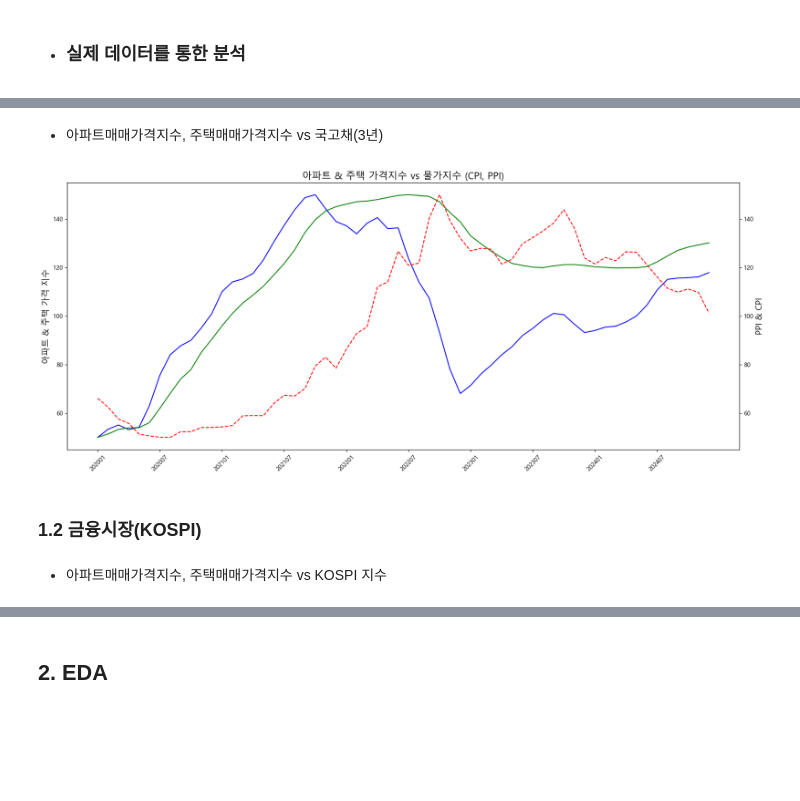
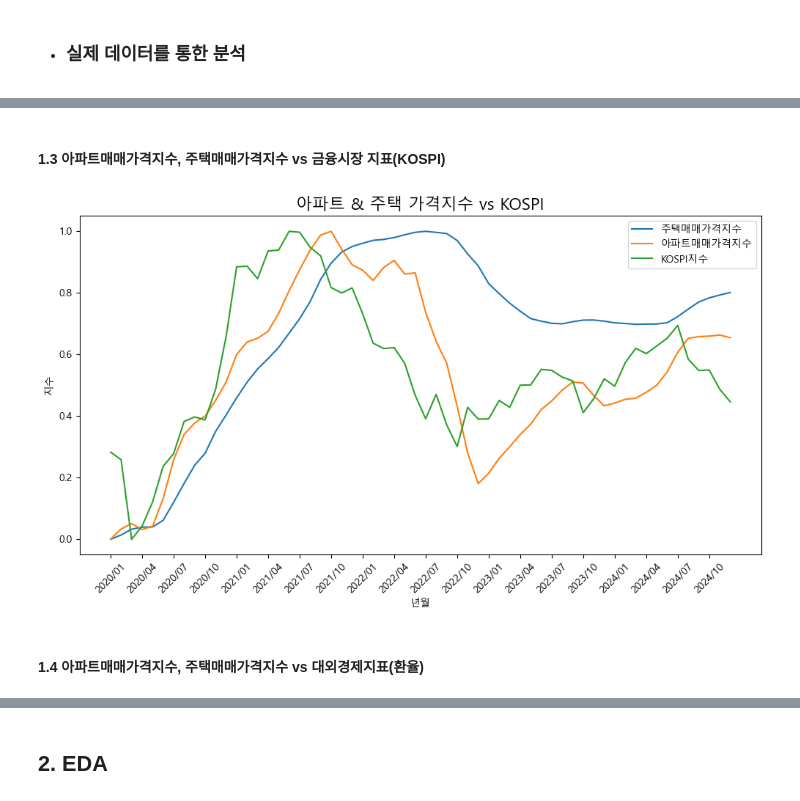
Before and after one commit to GitSkyBlue/Estate, a Jupyter notebook: Estate.ipynb, the cells around one changed output, grey strips where cells are left out. Cells and saved outputs as stored; diff of their text form; code cells hidden in the pictures; blank space fills up the shorter version.

```diff
--- a/Estate.ipynb
+++ b/Estate.ipynb
@@ -133,42 +117,25 @@ plt.show()
+# %% [markdown]
+#### 1.3 아파트매매가격지수, 주택매매가격지수 vs 금융시장 지표(KOSPI)
+# %%
+base_data1_scaled = scaler.fit_transform(base_data1.values.reshape(-1, 1)).flatten()
+base_data2_scaled = scaler.fit_transform(base_data2.values.reshape(-1, 1)).flatten()
+input_data1_scaled = scaler.fit_transform(eco_df['KOSPI지수'].values.reshape(-1, 1)).flatten()
+
+plt.figure(figsize=(12, 6))
+plt.plot(base_data1_scaled, label="주택매매가격지수")
+plt.plot(base_data2_scaled, label="아파트매매가격지수")
+plt.plot(input_data1_scaled, label="KOSPI지수")
+plt.title("아파트 & 주택 가격지수 vs KOSPI", fontsize=16)
+plt.xlabel('년월')
+plt.ylabel('지수')
+
+xticks_indices = np.arange(0, len(base_data1_scaled), 3)  # 3개마다 한 번씩 인덱스 선택
+xticks_labels = base_data1.index[xticks_indices]  # 해당 인덱스에 대응하는 날짜
+plt.xticks(xticks_indices, xticks_labels, rotation=45)
+
+plt.legend()
+plt.show()
+# %% [output]
+[figure, added]
 # %% [markdown]
-- 아파트매매가격지수, 주택매매가격지수 vs 국고채(3년)
+#### 1.4 아파트매매가격지수, 주택매매가격지수 vs 대외경제지표(환율)
-# %%
-# 데이터 불러오기
-data = df.groupby('년월')['아파트 매매 실거래가격지수'].max()
-data2 = df.groupby('년월')['주택매매가격지수(KB)'].max()
-data3 = df.groupby('년월')['국고채(3년)'].max()
-
-# 스케일러 초기화 및 적용
-scaler = MinMaxScaler(feature_range=(50, 150))  # 스케일을 50~150으로 조정
-
-data_scaled = scaler.fit_transform(data.values.reshape(-1, 1)).flatten()
-data2_scaled = scaler.fit_transform(data2.values.reshape(-1, 1)).flatten()
-data3_scaled = scaler.fit_transform(data3.values.reshape(-1, 1)).flatten()
-
-# 그래프 그리기
-fig, ax1 = plt.subplots(figsize=(20, 8))
-
-# 왼쪽 Y축 (아파트, 주택 가격 지수)
-ax1.plot(data_scaled, label="아파트 매매 실거래가격지수", color='b')
-ax1.plot(data2_scaled, label="주택매매가격지수(KB)", color='g')
-ax1.set_ylabel("아파트 & 주택 가격 지수", fontsize=14)
-
-# X축 눈금 설정: 6개마다 한 번씩
-xticks_indices = np.arange(0, len(data), 6)  # 6개마다 한 번씩 인덱스 선택
-xticks_labels = data.index[xticks_indices]  # 해당 인덱스에 대응하는 날짜
-ax1.set_xticks(xticks_indices)
-ax1.set_xticklabels(xticks_labels, rotation=45)
-
-# 오른쪽 Y축 (PPI, CPI)
-ax2 = ax1.twinx()  # 보조 Y축 생성
-ax2.plot(data3_scaled, label='생산자물가지수 (PPI)', color='r', linestyle='dashed')
-ax2.set_ylabel("PPI & CPI", fontsize=14)
-
-plt.title("아파트 & 주택 가격지수 vs 물가지수 (CPI, PPI)", fontsize=16)
-plt.show()
-# %% [output]
-[figure, removed]
-# %% [markdown]
-### 1.2 금융시장(KOSPI)
-# %% [markdown]
-- 아파트매매가격지수, 주택매매가격지수 vs KOSPI 지수
```
Also changed, not shown: parts of 25 cells of this notebook.
